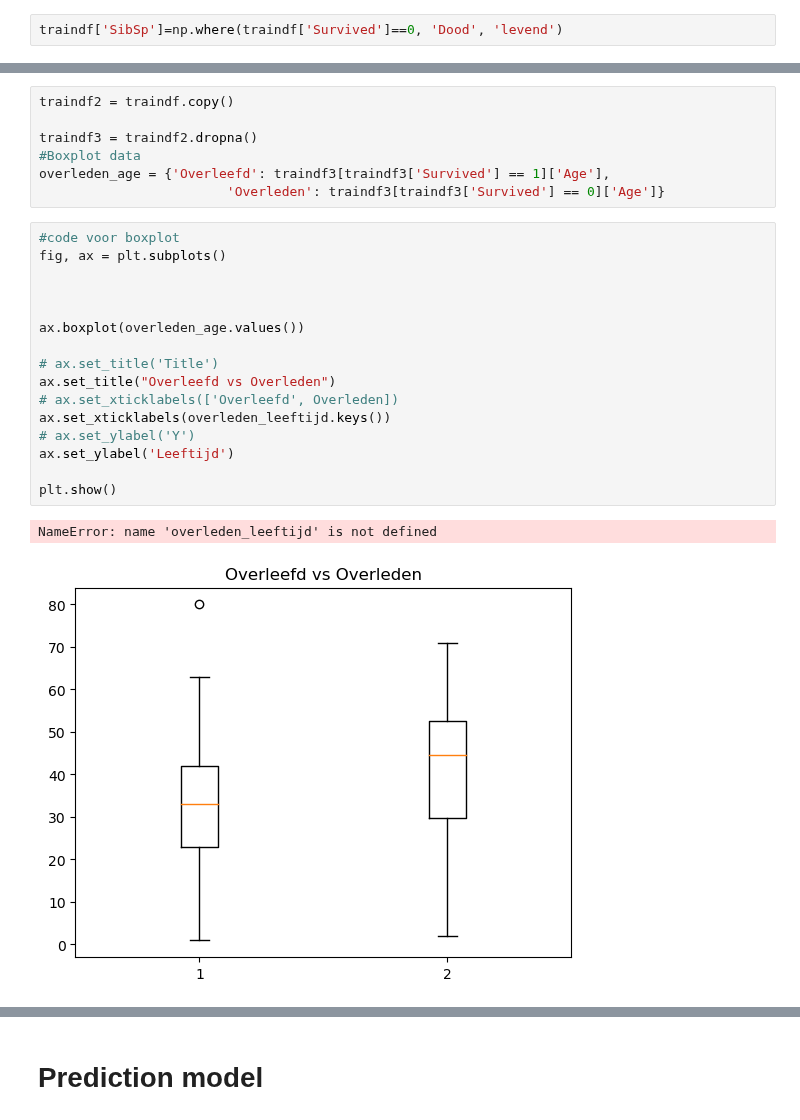
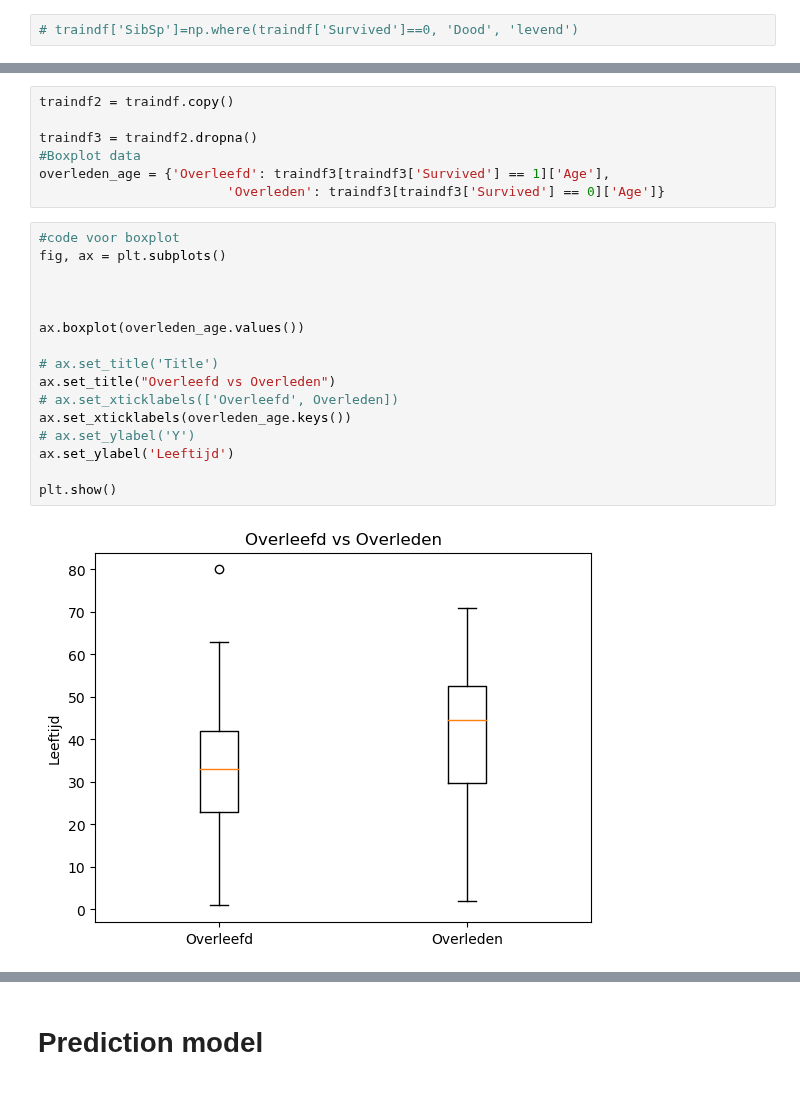
Before and after one commit to Stemt/DS-groep-6, a Jupyter notebook: case_1.ipynb, the cells around one changed output, grey strips where cells are left out. Cells and saved outputs as stored; diff of their text form.

```diff
--- a/case_1.ipynb
+++ b/case_1.ipynb
@@ -100,5 +100,5 @@ plt.show()
 # %% [output]
 [figure]
 # %%
-traindf['SibSp']=np.where(traindf['Survived']==0, 'Dood', 'levend')
+# traindf['SibSp']=np.where(traindf['Survived']==0, 'Dood', 'levend')
 # %%
@@ -245,22 +237,21 @@ overleden_age = {'Overleefd': traindf3[traindf3['Survived'] == 1]['Age'],
 # %%
 #code voor boxplot
 fig, ax = plt.subplots()
 
 
 
 ax.boxplot(overleden_age.values())
 
 # ax.set_title('Title')
 ax.set_title("Overleefd vs Overleden")
 # ax.set_xticklabels(['Overleefd', Overleden])
-ax.set_xticklabels(overleden_leeftijd.keys())
+ax.set_xticklabels(overleden_age.keys())
 # ax.set_ylabel('Y')
 ax.set_ylabel('Leeftijd')
 
 plt.show()
 # %% [output]
-NameError: name 'overleden_leeftijd' is not defined
-[figure, old version]
+[figure, new version]
 # %%
 sns.heatmap(traindf.corr(), annot = True )
 plt.show()
```
Also changed, not shown: parts of 7 cells of this notebook.
